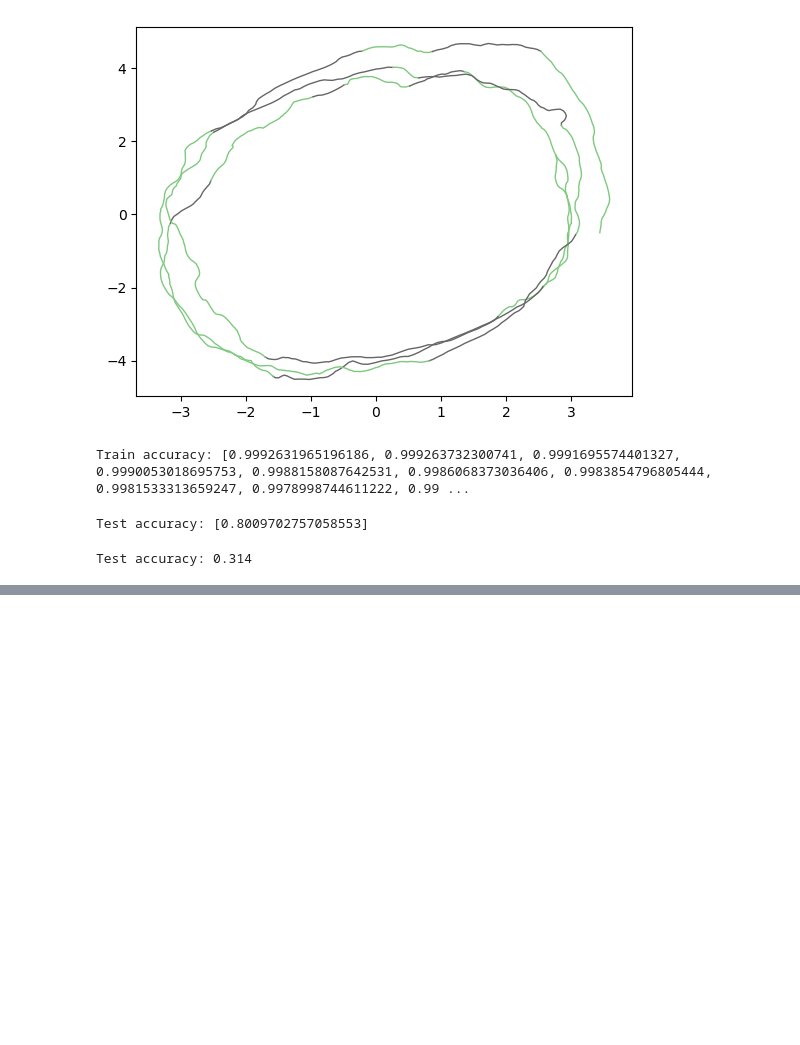
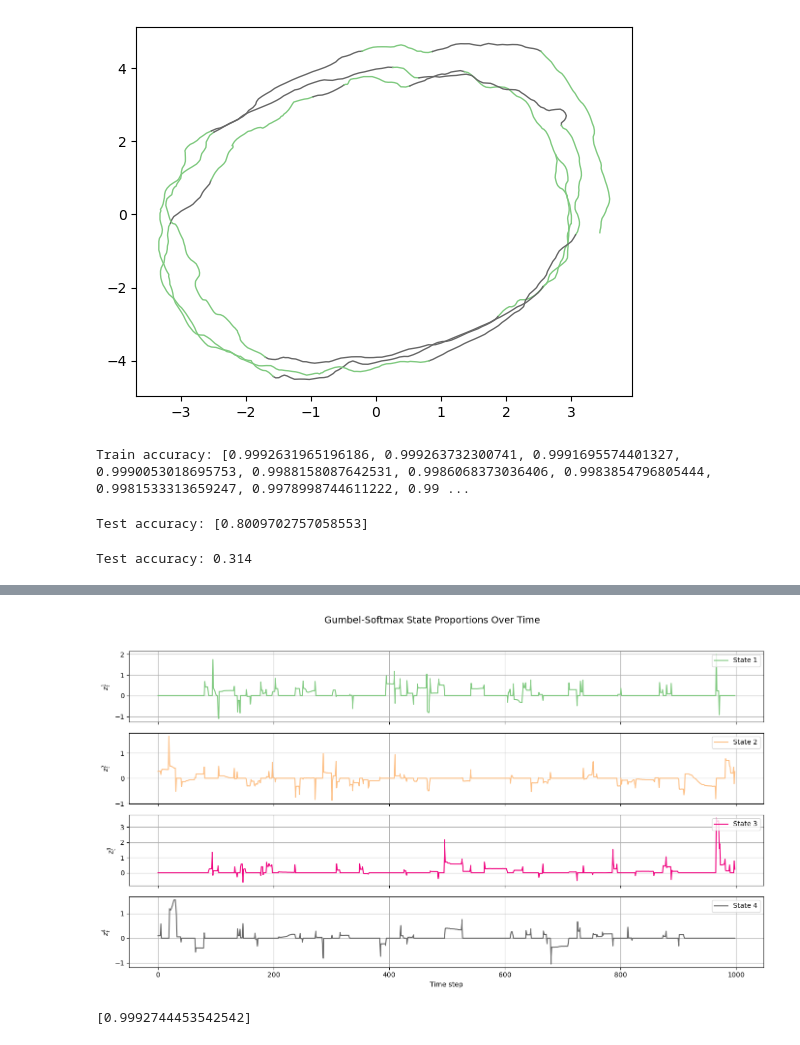
Before and after one commit to yiliuw/GDM, a Jupyter notebook: code/NASCAR/single-demo/softsticky.ipynb, the cells around one changed output, grey strips where cells are left out. Cells and saved outputs as stored; diff of their text form; code cells hidden in the pictures; blank space fills up the shorter version.

```diff
--- a/code/NASCAR/softsticky.ipynb
+++ b/code/NASCAR/single-demo/softsticky.ipynb
@@ -330,0 +432,19 @@ Test accuracy: 0.314
+# %%
+def plot_gs_states(zs):
+    T, K = zs.shape
+    cmap_obj = plt.get_cmap("Accent", K)
+    fig, axes = plt.subplots(K, 1, figsize=(14, 2 * K), sharex=True)
+    for k in range(K):
+        axes[k].plot(zs[:, k], label=f"State {k+1}", color=cmap_obj.colors[k])
+        axes[k].set_ylabel(f"$z_t^{k+1}$")
+        axes[k].legend(loc="upper right")
+        axes[k].grid(True)
+
+    axes[-1].set_xlabel("Time step")
+    fig.suptitle("Gumbel-Softmax State Proportions Over Time", fontsize=14)
+    plt.tight_layout(rect=[0, 0, 1, 0.95])
+    plt.show()
+# %%
+plot_gs_states(pdlds.coefs[0].numpy())
+# %% [output]
+[figure, added]
@@ -330,0 +459,4 @@ Test accuracy: 0.314
+# %%
+train_metrics(ys_train, pred_ys0, None, k_max=0)
+# %% [output]
+[0.9992744453542542]
```
Also changed, not shown: parts of 15 cells of this notebook, 11 other files.
